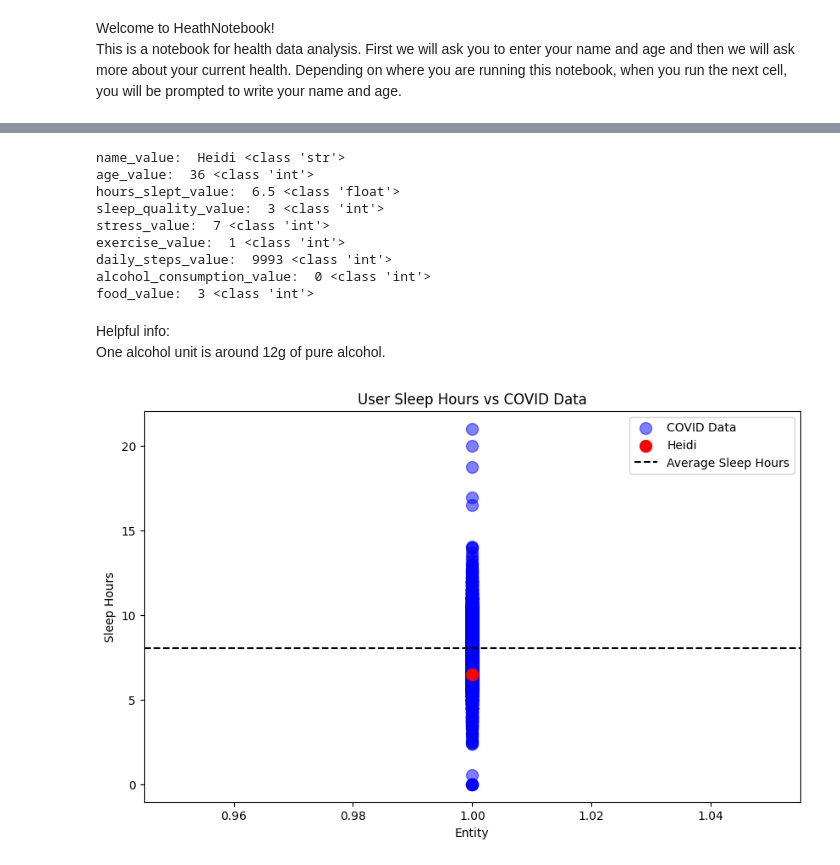
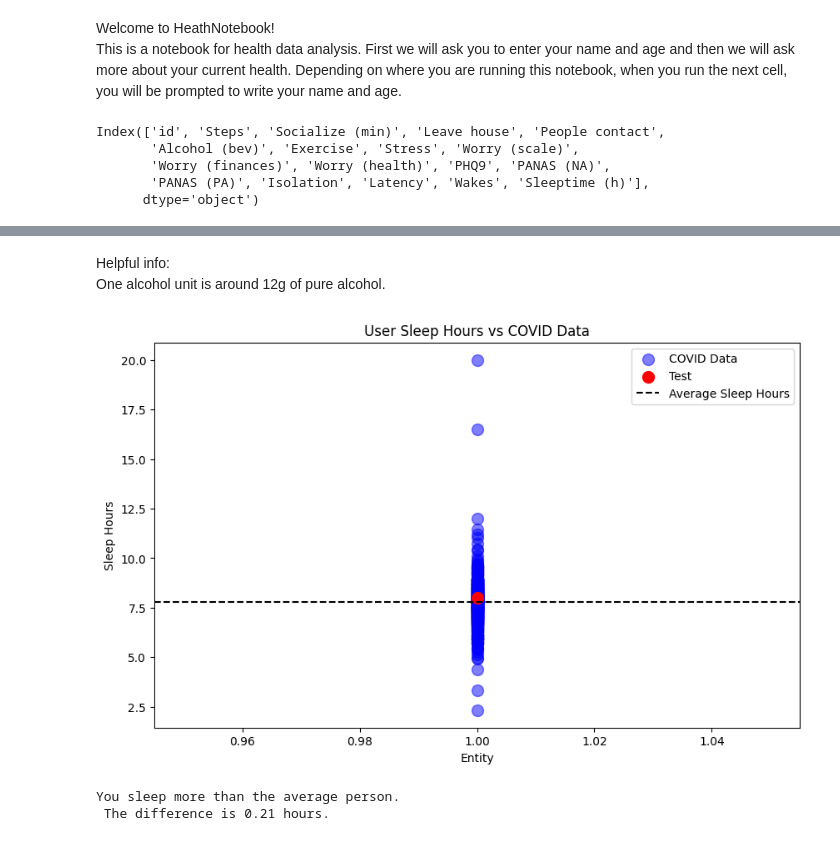
Before and after one commit to heksaani/DataScienceProject, a Jupyter notebook: HealthNotebook.ipynb, the cells around one changed output, grey strips where cells are left out. Saved outputs shown, nothing was run; the diff lists cells and outputs as text; code cells hidden in the pictures.

Commit message:
Add text to the plot

```diff
--- a/HealthNotebook.ipynb
+++ b/HealthNotebook.ipynb
@@ -14,6 +14,13 @@ import matplotlib.pyplot as plt
 import seaborn as sns
 
 data = pd.read_csv("./covid19_dataset/covid_data_preprocessed.csv")
+data.columns
+# %% [output]
+Index(['id', 'Steps', 'Socialize (min)', 'Leave house', 'People contact',
+       'Alcohol (bev)', 'Exercise', 'Stress', 'Worry (scale)',
+       'Worry (finances)', 'Worry (health)', 'PHQ9', 'PANAS (NA)',
+       'PANAS (PA)', 'Isolation', 'Latency', 'Wakes', 'Sleeptime (h)'],
+      dtype='object')
 # %%
 name_value = ""
 age_value = 0
@@ -128,55 +135,50 @@ VBox(children=(Label(value='Is exercise part of your daily life:'), Dropdown(opt
 VBox(children=(Label(value='Number of alcohol units:'), FloatText(value=0.0)), layout=Layout(align_items='stre…
 VBox(children=(Label(value='When buying food, do you consider the healthiness of the food:'), Dropdown(options…
 [interactive output not drawn]
-# %%
-# print the values and the types of the global variables
-print("name_value: ", name_value, type(name_value))
-print("age_value: ", age_value, type(age_value))
-print("hours_slept_value: ", hours_slept_value, type(hours_slept_value))
-print("sleep_quality_value: ", sleep_quality_value, type(sleep_quality_value))
-print("stress_value: ", stress_value, type(stress_value))
-print("exercise_value: ", exercise_value, type(exercise_value))
-print("daily_steps_value: ", daily_steps_value, type(daily_steps_value))
-print("alcohol_consumption_value: ", alcohol_consumption_value, type(alcohol_consumption_value))
-print("food_value: ", food_value, type(food_value))
-# %% [output]
-name_value:  Heidi <class 'str'>
-age_value:  36 <class 'int'>
-hours_slept_value:  6.5 <class 'float'>
-sleep_quality_value:  3 <class 'int'>
-stress_value:  7 <class 'int'>
-exercise_value:  1 <class 'int'>
-daily_steps_value:  9993 <class 'int'>
-alcohol_consumption_value:  0 <class 'int'>
-food_value:  3 <class 'int'>
+# %%
+# for testing set the values to the parameters from the form
+name_value = "Test"
+age_value = 20
+hours_slept_value = 8.0
+sleep_quality_value = 1
+stress_value = 1
+exercise_value = 1
+daily_steps_value = 10000
+alcohol_consumption_value = 0
+food_value = 1
 # %% [markdown]
 Helpful info: <br>
 One alcohol unit is around 12g of pure alcohol. <br>
 # %%
 user_sleep_hours = hours_slept_value
 
 
 # Create the plot
 plt.figure(figsize=(10, 6))
-# Plot the COVID data first
 
-x_values = np.ones(len(data['sleeptime']))
-plt.scatter(x_values, data['sleeptime'], color='blue', marker='o', s=100, alpha=0.5, label='COVID Data')
+x_values = np.ones(len(data['Sleeptime (h)']))
+plt.scatter(x_values, data['Sleeptime (h)'], color='blue', marker='o', s=100, alpha=0.5, label='COVID Data')
 
-# Plot the user's sleep hours
-# Use the same x-value as the COVID data to make the red dot appear within the blue dots
 plt.scatter([1], [user_sleep_hours], color='red', marker='o', s=100, label=name_value)
 
 # print average sleep hours as dotted line
-plt.axhline(y=data['sleeptime'].mean(), color='black', linestyle='--', label='Average Sleep Hours')
+plt.axhline(y=data['Sleeptime (h)'].mean(), color='black', linestyle='--', label='Average Sleep Hours')
 
-# Add labels and title
 plt.xlabel('Entity')
 plt.ylabel('Sleep Hours')
 plt.title('User Sleep Hours vs COVID Data')
 plt.legend()
 
-# Show the plot
 plt.show()
+
+if user_sleep_hours < data['Sleeptime (h)'].mean():
+    print("""You sleep less than the average person. Try to sleep more. \n
+          The difference is {data['Sleeptime (h)'].mean() - user_sleep_hours} hours.""")
+elif user_sleep_hours == data['Sleeptime (h)'].mean():
+    print("You sleep the same amount as the average person. Good job!")
+else:
+    print(f"You sleep more than the average person. \n The difference is {round(user_sleep_hours - data['Sleeptime (h)'].mean(), 2)} hours.")
 # %% [output]
-[figure, old version]
+[figure, new version]
+You sleep more than the average person.
+ The difference is 0.21 hours.
```
Also changed, not shown: parts of 2 cells of this notebook.
